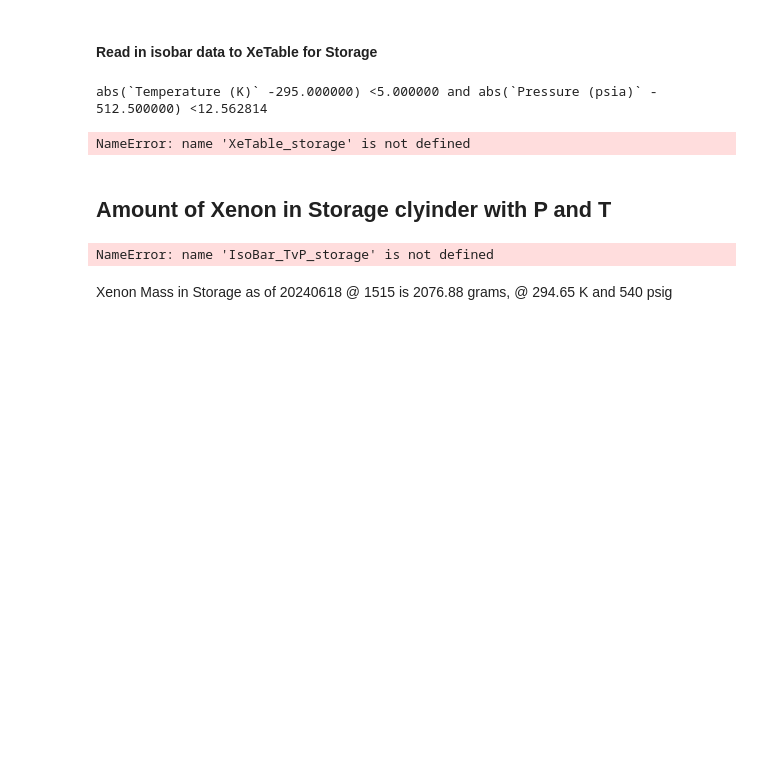
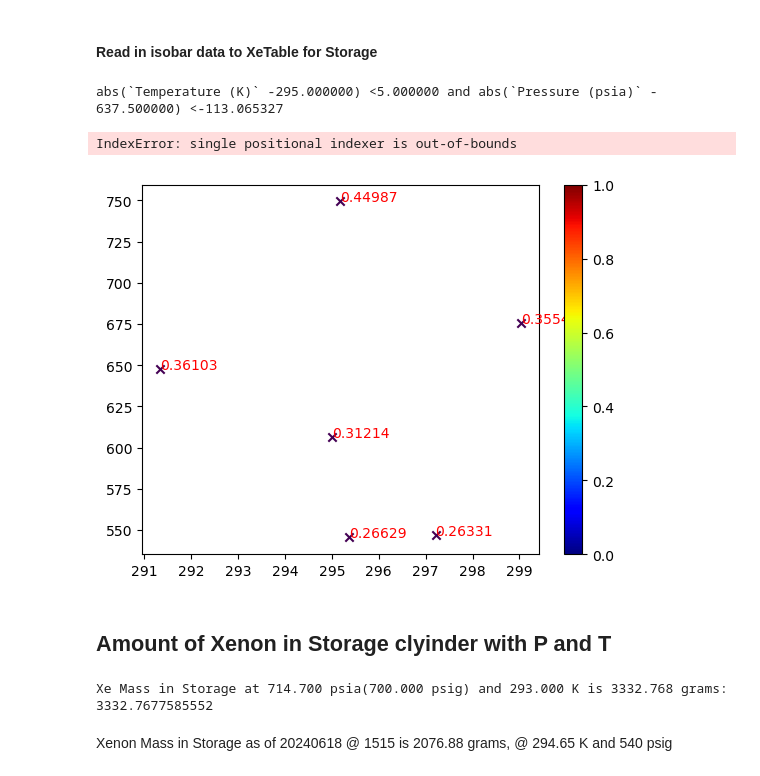
Before and after one commit to jbane11/nexo, a Jupyter notebook: Lab028/XeMassCalc/XenonMassCalc.ipynb, the cells around one changed output. Drawn from its saved outputs; the diff is of its cells as text; code cells hidden in the pictures; blank space fills up the shorter version.

```diff
--- a/Lab028/XeMassCalc/XenonMassCalc.ipynb
+++ b/Lab028/XeMassCalc/XenonMassCalc.ipynb
@@ -153,47 +151,48 @@ IsoBar_TvP_storage=LinearNDInterpolator(list(zip(X,Y)),Z)
 # %%
 Tmin=290
 Tmax=300
-Pmin=500
+Pmin=750
 Pmax=525
 count=5
 
 Storage_vol=7570.82 +300## Storage volume in ml
 
 print("abs(`Temperature (K)` -%f) <%f and abs(`Pressure (psia)` - %f) <%f"%((Tmin+Tmax)/2, (Tmax-Tmin)/2,(Pmax+Pmin)/2,(Pmax-Pmin)/1.99))
 DF=XeTable_storage.query("abs(`Temperature (K)` -%f) <%f and abs(`Pressure (psia)` - %f) <%f"%((Tmin+Tmax)/2, (Tmax-Tmin)/2,(Pmax+Pmin)/2,(Pmax-Pmin)/1.99))
 
 plt.scatter(DF["Temperature (K)"],DF["Pressure (psia)"],c=(DF["Density (g/ml)"]),marker=".",cmap="jet")
 plt.colorbar()
 
 
 for i in np.arange(0,count+1,1):
     x=np.random.random()*(Tmax-Tmin)+Tmin
     y=np.random.random()*(Pmax-Pmin)+Pmin
     z=IsoBar_TvP_storage(x,y)
 
 
     plt.text(x,y,np.round(z,5),color="red")
     plt.scatter(x,y,c=z,marker="x")
 
 
 for m in [0,1,2,3,4]:
     m= int(m/4* len(DF.index)) -1
     X=DF["Temperature (K)"].iloc[m]
     Y=DF["Pressure (psia)"].iloc[m]
     Z=DF["Density (g/ml)"].iloc[m]
 
 
     plt.text(X-0.5,Y-0.025,np.round(Z,4))
 # %% [output]
-abs(`Temperature (K)` -295.000000) <5.000000 and abs(`Pressure (psia)` - 512.500000) <12.562814
+abs(`Temperature (K)` -295.000000) <5.000000 and abs(`Pressure (psia)` - 637.500000) <-113.065327
-NameError: name 'XeTable_storage' is not defined
+IndexError: single positional indexer is out-of-bounds
+[figure, added]
 # %% [markdown]
 ## Amount of Xenon in Storage clyinder with P and T
 # %%
 ## Set the time 0 amount of xenon
 
-x=294.65
-y=506+14.7
+x=293
+y=700+14.7
 z=IsoBar_TvP_storage(x,y)
 
 print( "Xe Mass in Storage at %0.3f psia(%0.3f psig) and %0.3f K is %0.3f grams:"%(y,y-14.7,x,z*Storage_vol))
@@ -201,7 +200,8 @@ print( "Xe Mass in Storage at %0.3f psia(%0.3f psig) and %0.3f K is %0.3f grams:
 XeMass_t0=z*Storage_vol
 print(XeMass_t0)
 # %% [output]
-NameError: name 'IsoBar_TvP_storage' is not defined
+Xe Mass in Storage at 714.700 psia(700.000 psig) and 293.000 K is 3332.768 grams:
+3332.7677585552
 # %% [markdown]
 Xenon Mass in Storage as of 20240618 @ 1515 is 2076.88 grams, @ 294.65 K and 540 psig
 # %% [markdown]
```
Also changed, not shown: parts of 8 cells of this notebook, 1 other file.
